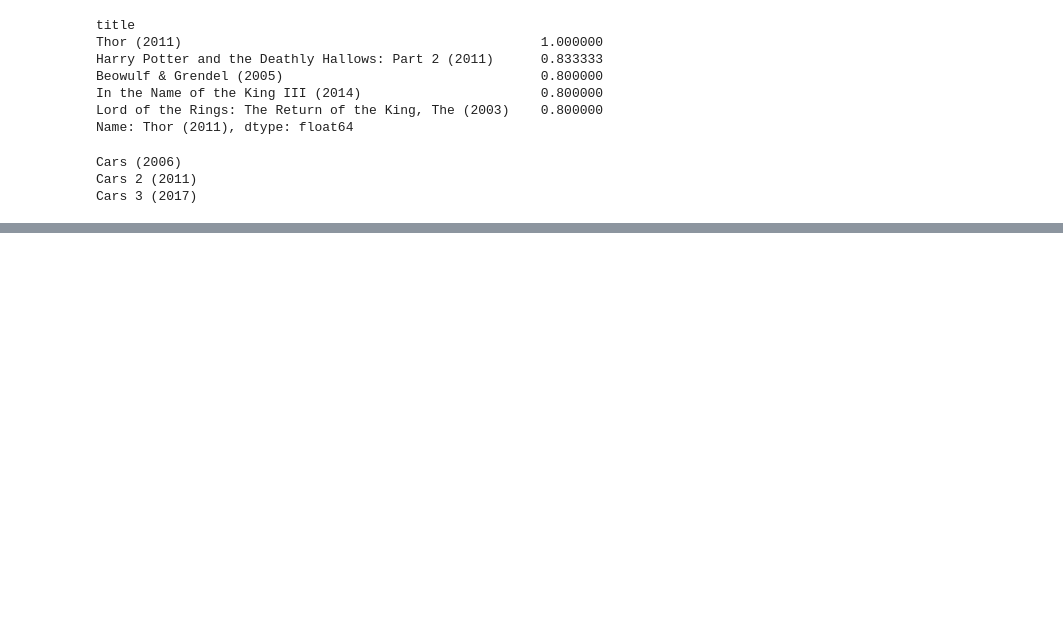
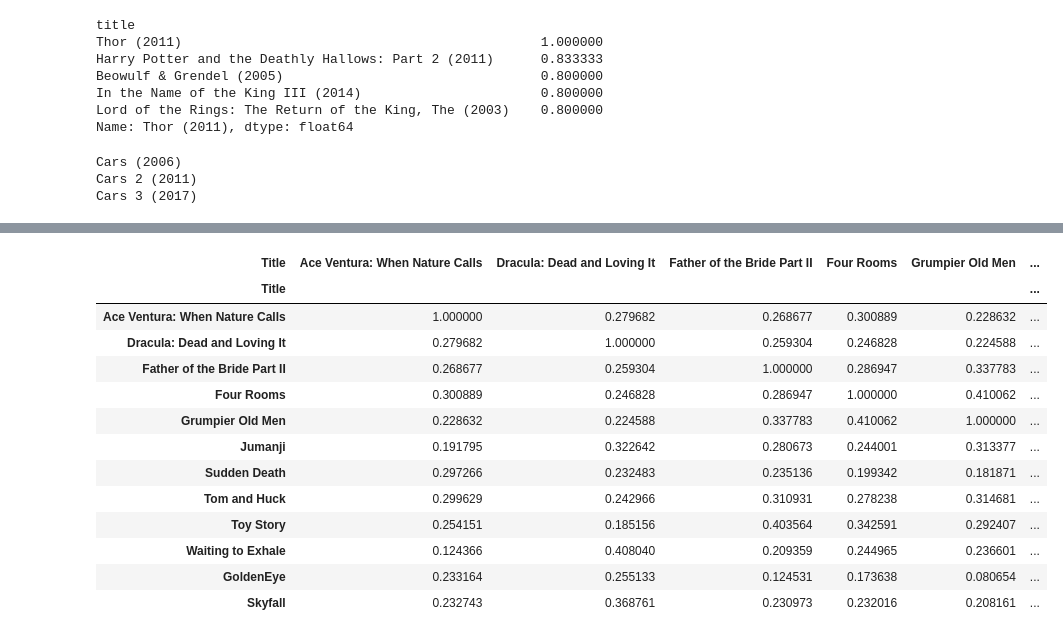
Before and after one commit to wsunshine/MachineLearning, a Jupyter notebook: RecommendationEngine_MovieRating.ipynb, the cells around one changed output, grey strips where cells are left out. Drawn from its saved outputs; the diff is of its cells as text; code cells hidden in the pictures; blank space fills up the shorter version.

Commit message:
Add Text based similarity and User profile recommendation in Content-based models

```diff
--- a/RecommendationEngine_MovieRating.ipynb
+++ b/RecommendationEngine_MovieRating.ipynb
@@ -351,0 +360,18 @@ Name: 21 Jump Street (2012), dtype: float64
+# %%
+cosine_similarity_df=pd.DataFrame(cosine_similarity(tfidf_df), index=tfidf_df.index, columns = tfidf_df.index)
+cosine_similarity_df
+# %% [output]
+| Title | Ace Ventura: When Nature Calls | Dracula: Dead and Loving It | Father of the Bride Part II | Four Rooms | Grumpier Old Men | ... |
+| Title |  |  |  |  |  | ... |
+| Ace Ventura: When Nature Calls | 1.000000 | 0.279682 | 0.268677 | 0.300889 | 0.228632 | ... |
+| Dracula: Dead and Loving It | 0.279682 | 1.000000 | 0.259304 | 0.246828 | 0.224588 | ... |
+| Father of the Bride Part II | 0.268677 | 0.259304 | 1.000000 | 0.286947 | 0.337783 | ... |
+| Four Rooms | 0.300889 | 0.246828 | 0.286947 | 1.000000 | 0.410062 | ... |
+| Grumpier Old Men | 0.228632 | 0.224588 | 0.337783 | 0.410062 | 1.000000 | ... |
+| Jumanji | 0.191795 | 0.322642 | 0.280673 | 0.244001 | 0.313377 | ... |
+| Sudden Death | 0.297266 | 0.232483 | 0.235136 | 0.199342 | 0.181871 | ... |
+| Tom and Huck | 0.299629 | 0.242966 | 0.310931 | 0.278238 | 0.314681 | ... |
+| Toy Story | 0.254151 | 0.185156 | 0.403564 | 0.342591 | 0.292407 | ... |
+| Waiting to Exhale | 0.124366 | 0.408040 | 0.209359 | 0.244965 | 0.236601 | ... |
+| GoldenEye | 0.233164 | 0.255133 | 0.124531 | 0.173638 | 0.080654 | ... |
+| Skyfall | 0.232743 | 0.368761 | 0.230973 | 0.232016 | 0.208161 | ... |
```
Also changed, not shown: parts of 20 cells of this notebook.
